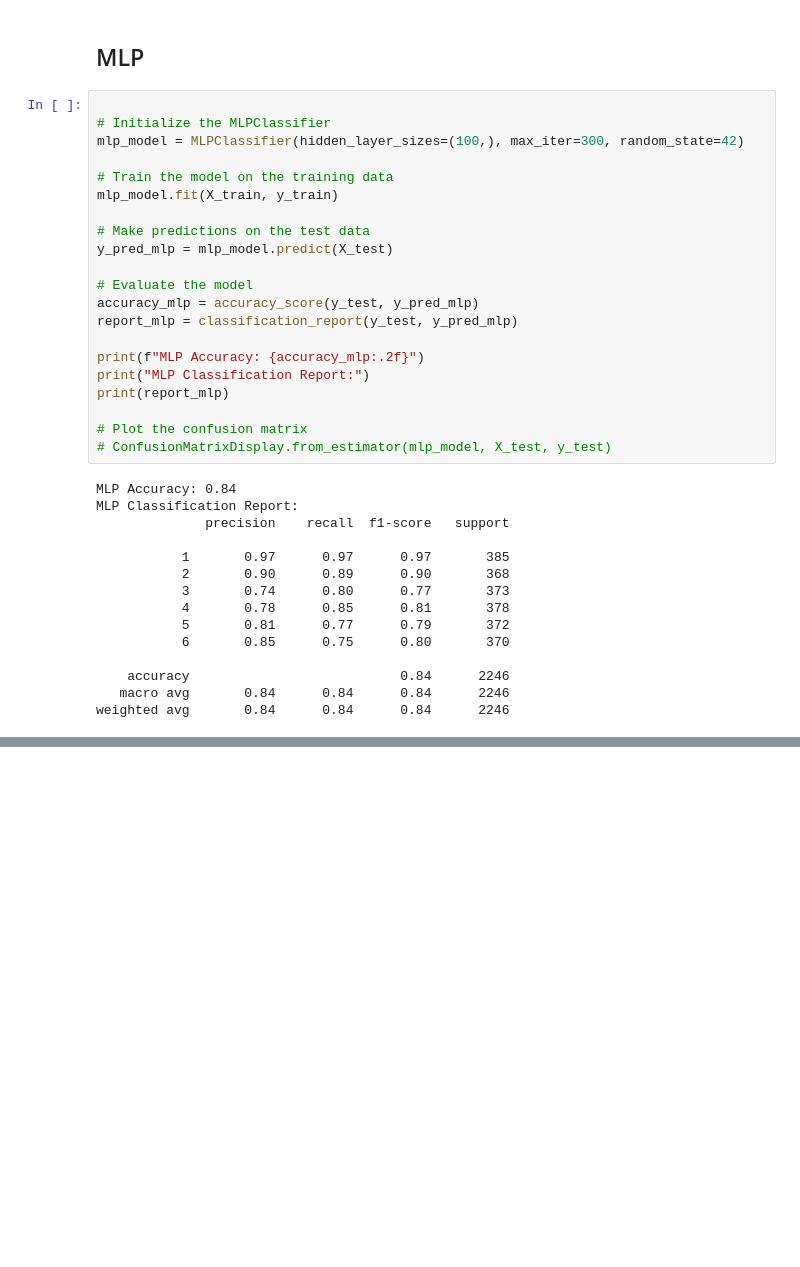
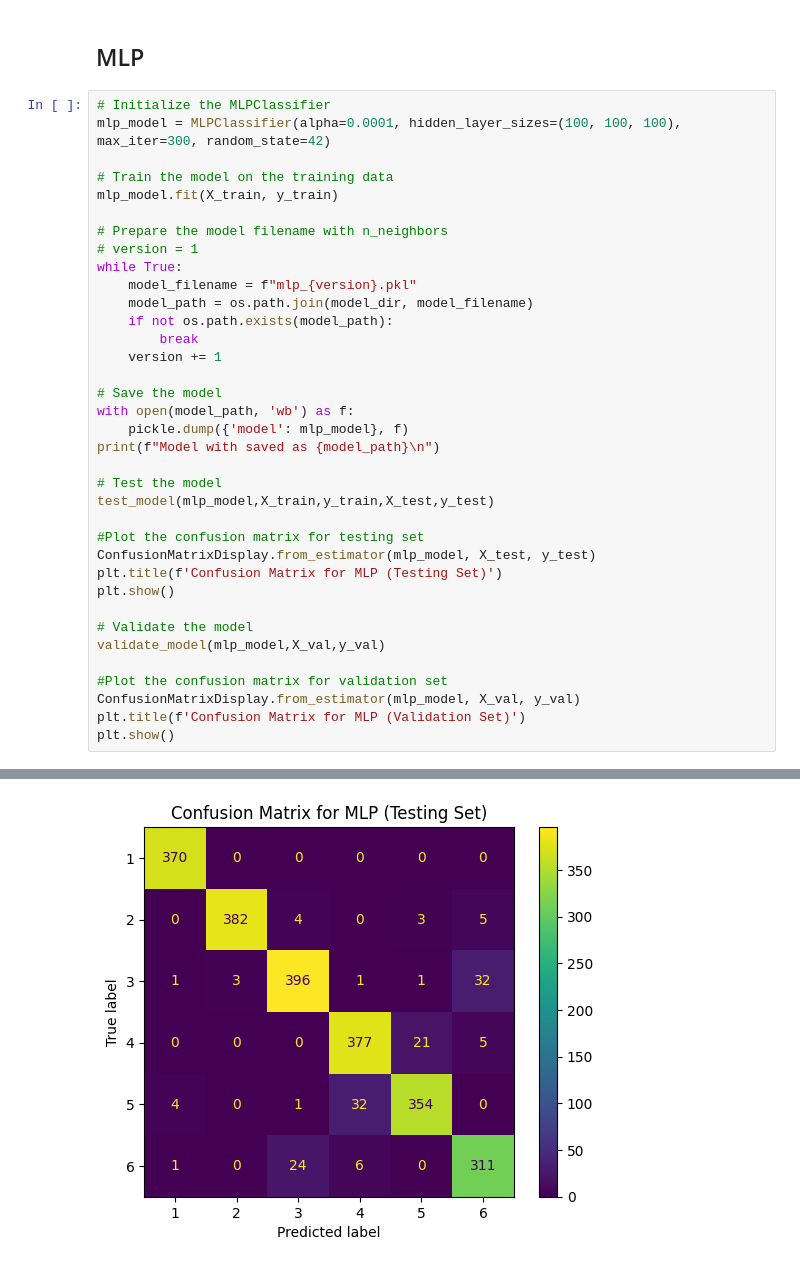
Before and after one commit to FrankDelft/ML_EE_EMG, a Jupyter notebook: main.ipynb, the cells around one changed output, grey strips where cells are left out. Drawn from its saved outputs; the diff is of its cells as text; blank space fills up the shorter version.

```diff
--- a/main.ipynb
+++ b/main.ipynb
@@ -935,39 +1045,40 @@ Model with poly kernel saved as models/poly_svm_2.pkl
 # %% [markdown]
 
 ## MLP
-# %%
-
-# Initialize the MLPClassifier
-mlp_model = MLPClassifier(hidden_layer_sizes=(100,), max_iter=300, random_state=42)
-
-# Train the model on the training data
-mlp_model.fit(X_train, y_train)
-
-# Make predictions on the test data
-y_pred_mlp = mlp_model.predict(X_test)
-
-# Evaluate the model
-accuracy_mlp = accuracy_score(y_test, y_pred_mlp)
-report_mlp = classification_report(y_test, y_pred_mlp)
-
-print(f"MLP Accuracy: {accuracy_mlp:.2f}")
-print("MLP Classification Report:")
-print(report_mlp)
-
-# Plot the confusion matrix
-# ConfusionMatrixDisplay.from_estimator(mlp_model, X_test, y_test)
-# %% [output]
-MLP Accuracy: 0.84
-MLP Classification Report:
-              precision    recall  f1-score   support
-
-           1       0.97      0.97      0.97       385
-           2       0.90      0.89      0.90       368
-           3       0.74      0.80      0.77       373
-           4       0.78      0.85      0.81       378
-           5       0.81      0.77      0.79       372
-           6       0.85      0.75      0.80       370
-
-    accuracy                           0.84      2246
-   macro avg       0.84      0.84      0.84      2246
-weighted avg       0.84      0.84      0.84      2246
+# %%
+# Initialize the MLPClassifier
+mlp_model = MLPClassifier(alpha=0.0001, hidden_layer_sizes=(100, 100, 100), max_iter=300, random_state=42)
+
+# Train the model on the training data
+mlp_model.fit(X_train, y_train)
+
+# Prepare the model filename with n_neighbors
+# version = 1
+while True:
+    model_filename = f"mlp_{version}.pkl"
+    model_path = os.path.join(model_dir, model_filename)
+    if not os.path.exists(model_path):
+        break
+    version += 1
+
+# Save the model
+with open(model_path, 'wb') as f:
+    pickle.dump({'model': mlp_model}, f)
+print(f"Model with saved as {model_path}\n")
+
+# Test the model
+test_model(mlp_model,X_train,y_train,X_test,y_test)
+
+#Plot the confusion matrix for testing set
+ConfusionMatrixDisplay.from_estimator(mlp_model, X_test, y_test)
+plt.title(f'Confusion Matrix for MLP (Testing Set)')
+plt.show()
+
+# Validate the model
+validate_model(mlp_model,X_val,y_val)
+
+#Plot the confusion matrix for validation set
+ConfusionMatrixDisplay.from_estimator(mlp_model, X_val, y_val)
+plt.title(f'Confusion Matrix for MLP (Validation Set)')
+plt.show()
+# %% [output]
@@ -973,0 +1105 @@ weighted avg       0.84      0.84      0.84      2246
+[figure, added]
```
Also changed, not shown: parts of 6 cells of this notebook, 31 other files.
